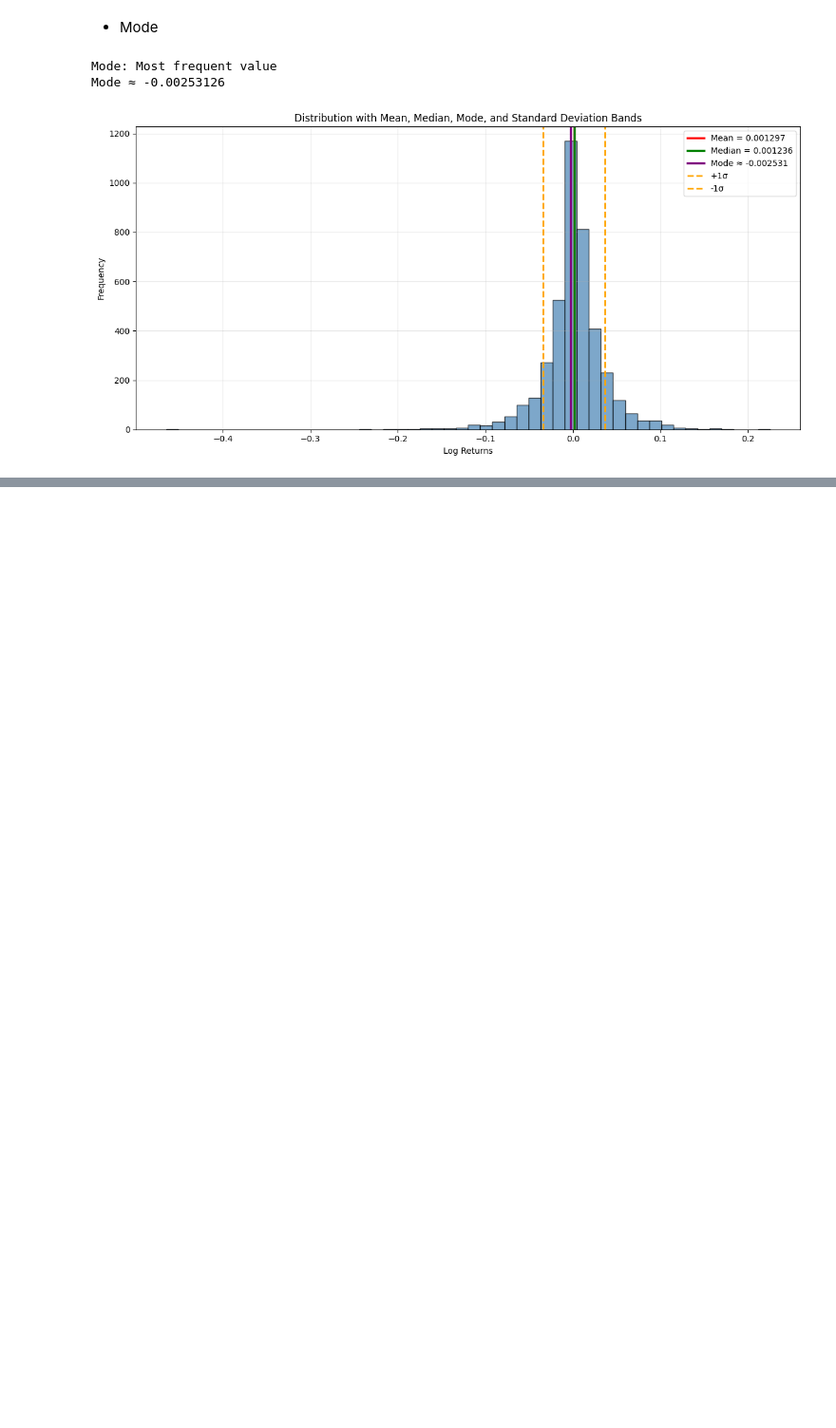
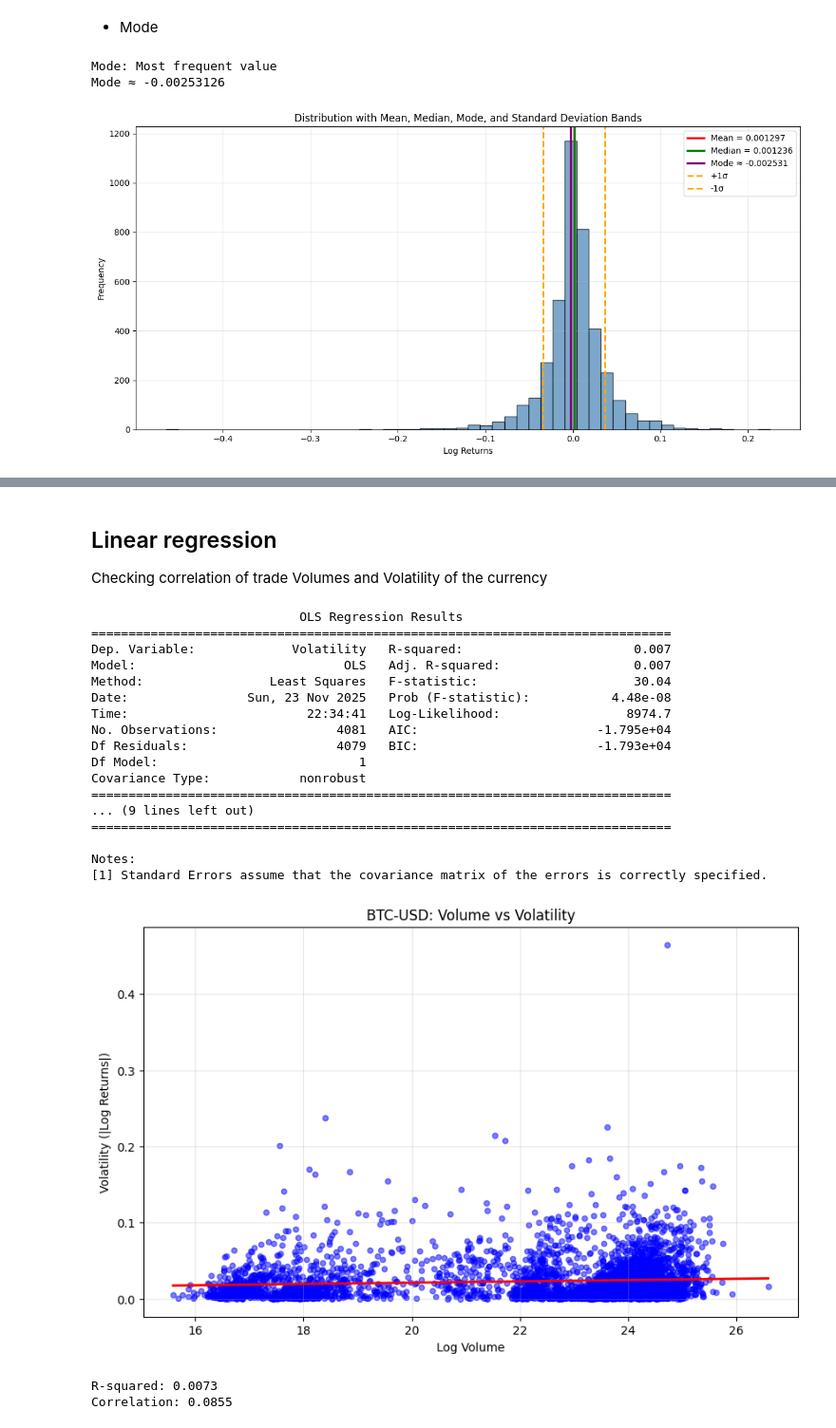
Before and after one commit to krvnsv/applied-statistics, a Jupyter notebook: Final.ipynb, the cells around one changed output, grey strips where cells are left out. Shown at 95% size. Cells and saved outputs as stored; diff of their text form; code cells hidden in the pictures; blank space fills up the shorter version.

```diff
--- a/Final.ipynb
+++ b/Final.ipynb
@@ -240,0 +359,55 @@ plt.show()
+# %% [markdown]
+## Linear regression
+Checking correlation of trade Volumes and Volatility of the currency
+# %%
+# Calculate volatility as absolute value of log returns
+df['Volatility'] = abs(df['Log_Returns'])
+
+# Create linear regression model
+model = sm.ols('Volatility ~ Log_Volume', data=df).fit()
+
+# Print regression summary
+print(model.summary())
+
+# Get parameters for the line
+slope = model.params['Log_Volume']
+intercept = model.params['Intercept']
+
+# Create scatter plot with regression line
+plt.figure(figsize=(10, 6))
+plt.scatter(df['Log_Volume'], df['Volatility'], alpha=0.5, s=20, color='blue')
+
+# Regression line
+x_line = np.array([df['Log_Volume'].min(), df['Log_Volume'].max()])
+y_line = intercept + slope * x_line
+plt.plot(x_line, y_line, color='red', linewidth=2)
+
+plt.xlabel('Log Volume')
+plt.ylabel('Volatility (|Log Returns|)')
+plt.title(f"{ticker}: Volume vs Volatility")
+plt.grid(True, alpha=0.3)
+plt.show()
+
+print(f"\nR-squared: {model.rsquared:.4f}")
+print(f"Correlation: {df['Log_Volume'].corr(df['Volatility']):.4f}")
+# %% [output]
+                            OLS Regression Results
+==============================================================================
+Dep. Variable:             Volatility   R-squared:                       0.007
+Model:                            OLS   Adj. R-squared:                  0.007
+Method:                 Least Squares   F-statistic:                     30.04
+Date:                Sun, 23 Nov 2025   Prob (F-statistic):           4.48e-08
+Time:                        22:34:41   Log-Likelihood:                 8974.7
+No. Observations:                4081   AIC:                        -1.795e+04
+Df Residuals:                    4079   BIC:                        -1.793e+04
+Df Model:                           1
+Covariance Type:            nonrobust
+==============================================================================
+... (9 lines left out)
+==============================================================================
+
+Notes:
+[1] Standard Errors assume that the covariance matrix of the errors is correctly specified.
+[figure, added]
+R-squared: 0.0073
+Correlation: 0.0855
```
Also changed, not shown: parts of 10 cells of this notebook.
